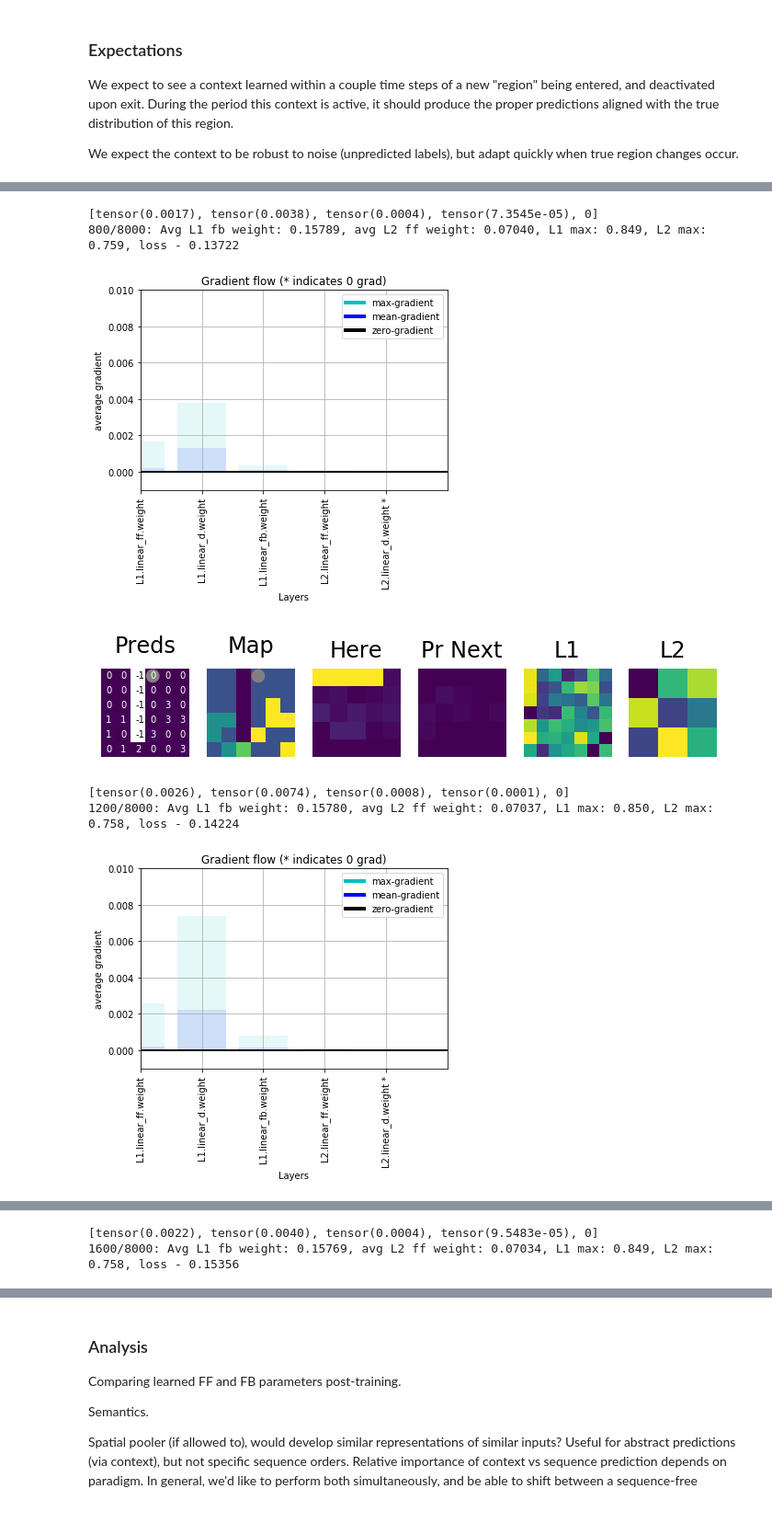
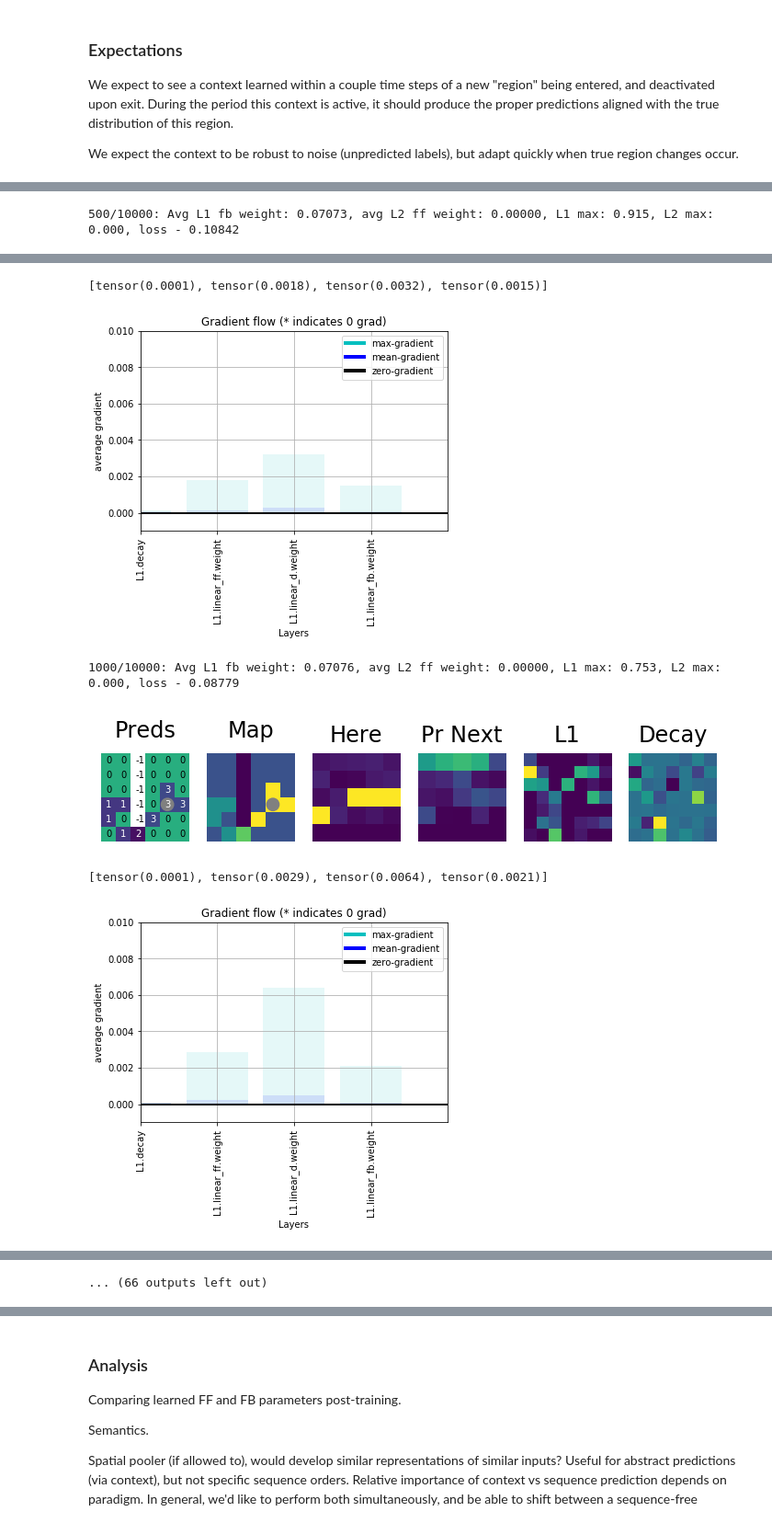
Before and after one commit to numenta/nupic.research, a Jupyter notebook: projects/rsm/notebooks/hierarchical_context_dynamics.ipynb, the cells around one changed output, grey strips where cells are left out. Shown: that part at 92% size. Drawn from its saved outputs; the diff is of its cells as text; code cells hidden in the pictures.

```diff
--- a/projects/rsm/notebooks/hierarchical_context_dynamics.ipynb
+++ b/projects/rsm/notebooks/hierarchical_context_dynamics.ipynb
@@ -400,24 +423,38 @@ class Layer(nn.Module):
         return (out, hidden)
 # %%
 DEBUG = False
-IT = True
+IT = False
+STACKED = False
+if STACKED:
+    cells = [7**2, 3**2]
+    eps = [0.0, 1.0]
+    bs = [0.0, 0.0]
+    n_layers = 2
+else:
+    cells = [7**2]
+    eps = [0.5]
+    bs = [0.5]
+    n_layers = 1
 
 env = Environment(landscape="partitioned_sm")
 net = Net(d_in=env.n_digits * ENCODER_W,
           bsz=100,  # number of agents
-          cells=[7**2, 3**2],
-          sparsity=0.5,
-          bs=[1.0, 0.2],
+          cells=cells,
+          sparsity=0.7,
+          eps=eps,
+          bs=bs,
           bidirectional=False,
           bidirectional_tied=False,
           input_transitions=IT,
+          feedback=False,
+          n_layers=n_layers,
           debug=DEBUG)
 agent = Agents(net, env=env, lr=0.01, input_transitions=IT)
 
-STEPS = 10 if DEBUG else 8000
+STEPS = 10000
 TEST_STEPS = 0
 PLOT_CLIFF = 0 # 600
-PLOT_INTERVAL = 400
+PLOT_INTERVAL = 500
 PLOT_LOSS = True
 SAVE_ANIM = False
 PLOT_GRADS = True
@@ -442,10 +479,14 @@ for t in range(STEPS):
         if PLOT_GRADS:
             plot_grad_flow(agent.net)
         avg_l1_fb = agent.net.L1.linear_fb.weight.abs().mean()
-        avg_l2_ff = agent.net.L2.linear_ff.weight.abs().mean()
+        l1max = x_b[0].max()
+        if agent.net.n_layers > 1:
+            avg_l2_ff = agent.net.L2.linear_ff.weight.abs().mean()
+            l2max = x_b[1].max()
+        else:
+            avg_l2_ff = 0
+            l2max = 0
         x_b = agent.last_hidden[0]
-        l1max = x_b[0].max()
-        l2max = x_b[1].max()
         print("%d/%d: Avg L1 fb weight: %.5f, avg L2 ff weight: %.5f, L1 max: %.3f, L2 max: %.3f, loss - %.5f" % (t, STEPS, avg_l1_fb, avg_l2_ff, l1max, l2max, loss))
 
 if PLOT_LOSS:
@@ -460,0 +500 @@ Created <Layer1 cells=9 d_in=49 />
+500/10000: Avg L1 fb weight: 0.07073, avg L2 ff weight: 0.00000, L1 max: 0.915, L2 max: 0.000, loss - 0.10842
@@ -462,7 +502,6 @@ Created <Layer1 cells=9 d_in=49 />
-[tensor(0.0017), tensor(0.0038), tensor(0.0004), tensor(7.3545e-05), 0]
-800/8000: Avg L1 fb weight: 0.15789, avg L2 ff weight: 0.07040, L1 max: 0.849, L2 max: 0.759, loss - 0.13722
+[tensor(0.0001), tensor(0.0018), tensor(0.0032), tensor(0.0015)]
-[figure, old version]
+[figure, new version]
+1000/10000: Avg L1 fb weight: 0.07076, avg L2 ff weight: 0.00000, L1 max: 0.753, L2 max: 0.000, loss - 0.08779
-[figure, old version]
+[figure, new version]
-[tensor(0.0026), tensor(0.0074), tensor(0.0008), tensor(0.0001), 0]
-1200/8000: Avg L1 fb weight: 0.15780, avg L2 ff weight: 0.07037, L1 max: 0.850, L2 max: 0.758, loss - 0.14224
+[tensor(0.0001), tensor(0.0029), tensor(0.0064), tensor(0.0021)]
-[figure, old version]
+[figure, new version]
@@ -470,2 +507,0 @@ Created <Layer1 cells=9 d_in=49 />
-[tensor(0.0022), tensor(0.0040), tensor(0.0004), tensor(9.5483e-05), 0]
-1600/8000: Avg L1 fb weight: 0.15769, avg L2 ff weight: 0.07034, L1 max: 0.849, L2 max: 0.758, loss - 0.15356
@@ -472,0 +508 @@ Created <Layer1 cells=9 d_in=49 />
+... (66 outputs left out)
```
Also changed, not shown: parts of 6 cells of this notebook, 4 other files.
